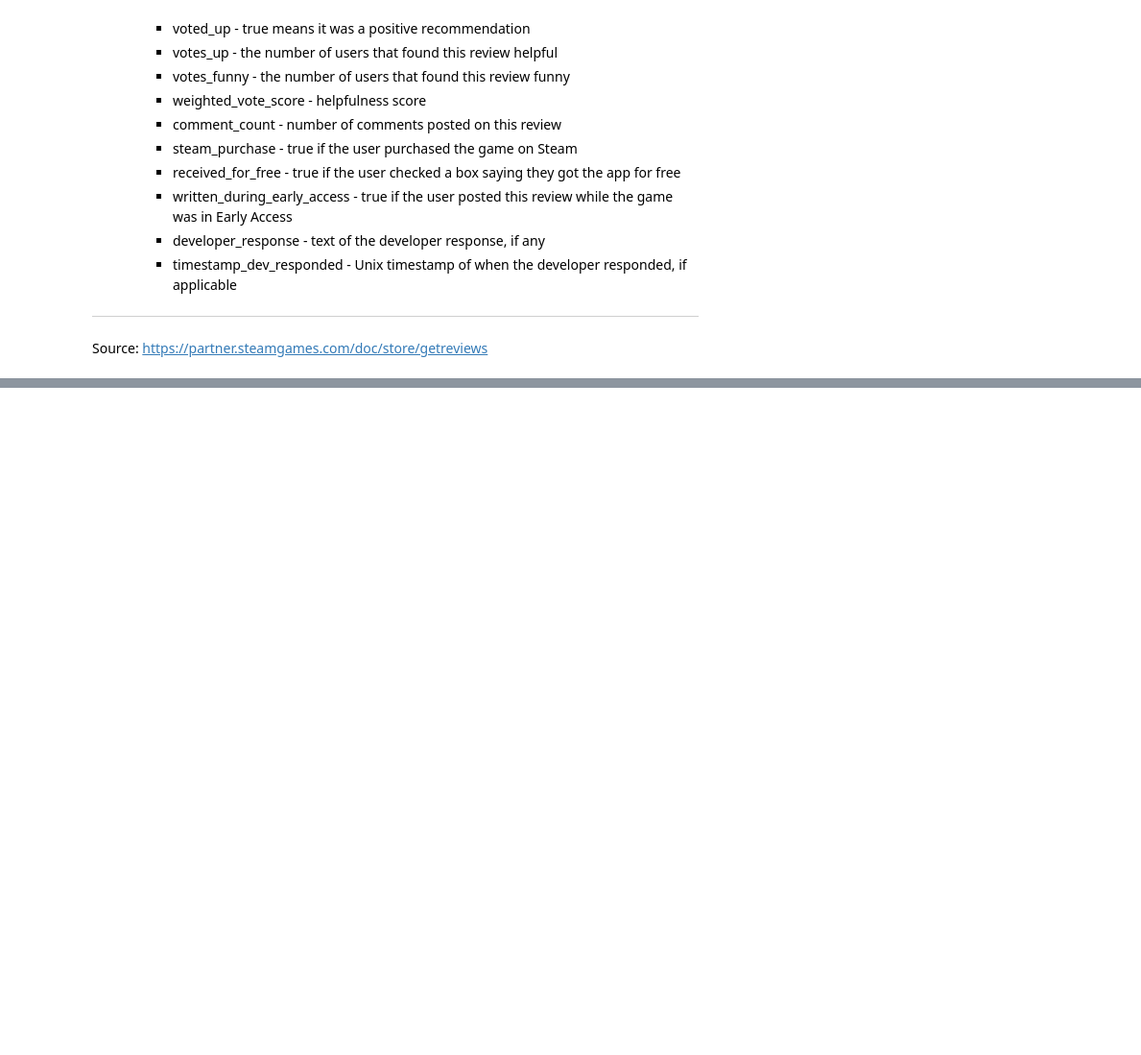
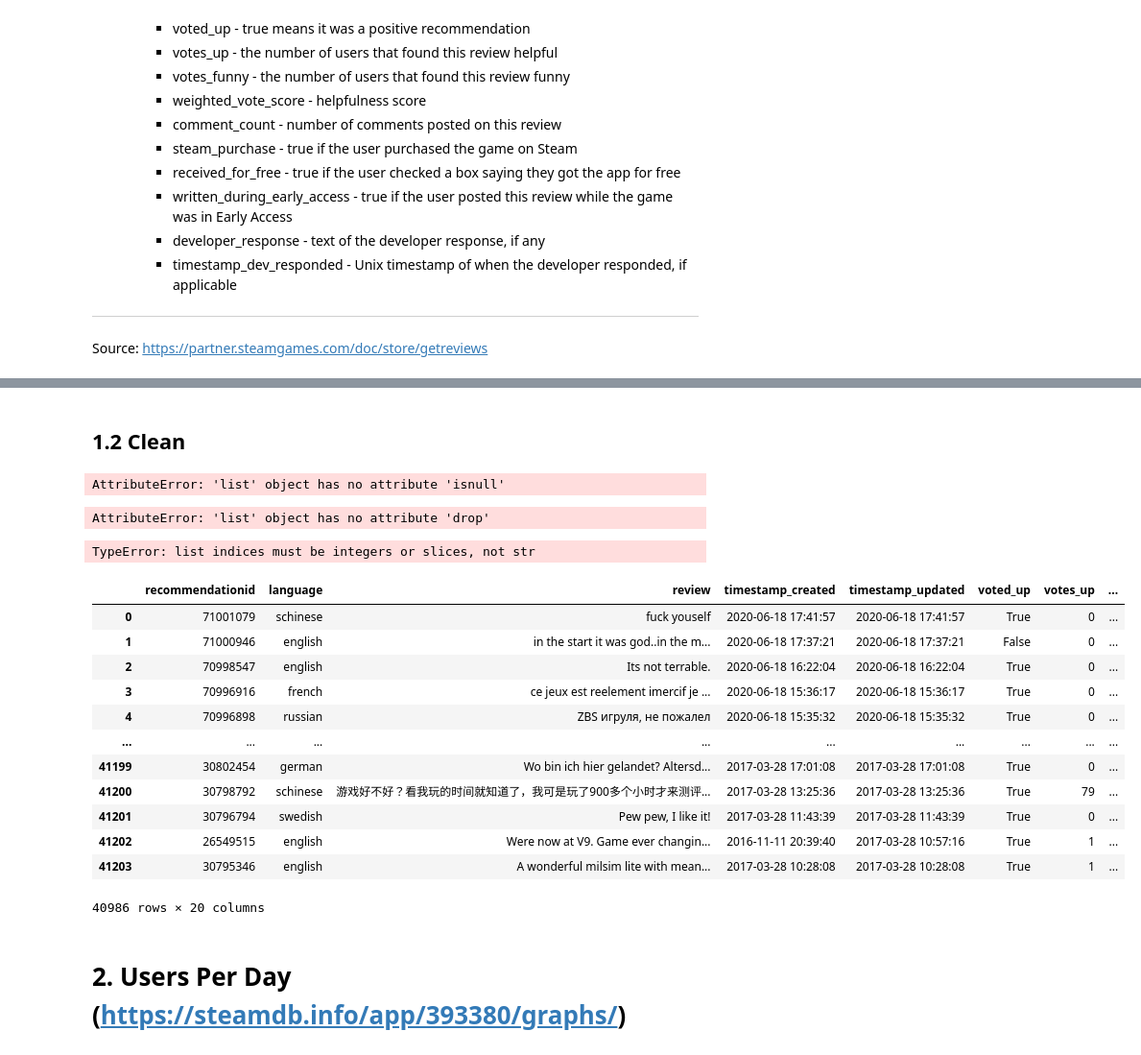
Before and after one commit to cbroker1/text-as-data, a Jupyter notebook: Final_Project/scripts/fetch_game_reviews.ipynb, the cells around one changed output, grey strips where cells are left out. Shown at 96% size. Saved outputs shown, nothing was run; the diff lists cells and outputs as text; code cells hidden in the pictures; blank space fills up the shorter version.

```diff
--- a/Final_Project/scripts/fetch_game_reviews.ipynb
+++ b/Final_Project/scripts/fetch_game_reviews.ipynb
@@ -189,3 +168,59 @@ df
 # %%
 # save that sheet
 df_steam_reviews.to_csv('squad_reviews.csv', index=False)
+# %% [markdown]
+## 1.2 Clean
+# %%
+#search for presence of empty cells
+df_steam_reviews.isnull().sum(axis = 0)
+# %% [output]
+AttributeError: 'list' object has no attribute 'isnull'
+# %%
+#drop empty cols 'timestamp_dev_responded' and 'developer_response'
+df_steam_reviews = df_steam_reviews.drop(['timestamp_dev_responded', 'developer_response'], axis=1)
+# %% [output]
+AttributeError: 'list' object has no attribute 'drop'
+# %%
+# convert unix timestamp columns to datetime format
+def time_to_clean(x):
+    return datetime.fromtimestamp(x)
+
+df_steam_reviews['timestamp_created'] = df_steam_reviews['timestamp_created'].apply(time_to_clean)
+df_steam_reviews['timestamp_updated'] = df_steam_reviews['timestamp_updated'].apply(time_to_clean)
+df_steam_reviews['author.last_played'] = df_steam_reviews['author.last_played'].apply(time_to_clean)
+# %% [output]
+TypeError: list indices must be integers or slices, not str
+# %%
+# translate/spellcheck via googletranslate pkg
+
+
+# pass 'review' col as str
+df_steam_reviews['review'] = df_steam_reviews['review'].astype(str)
+
+# instantiate tqdm instance
+tqdm.pandas()
+
+def time_to_translate(x):
+    time.sleep(1)
+    if x == None: # ignore the 'NaN' reviews
+        return 'NaN'
+    else:
+        translator = Translator()
+        text = getattr(translator.translate(x), 'text')
+        return text
+
+# make empty 'review.translated' col
+df_steam_reviews['review.translated'] = None
+
+# split df_steam_reviews into 10000 pieces
+# I had to `np.array_split()` my df because google translate's api kept crashing randomly
+# and I couldn't keep starting over and over and over for a "perfect" notebook.
+df_steam_reviews = np.array_split(df_steam_reviews, 10000)
+# %%
+a = pd.read_csv('a_temp.csv', low_memory=False)
+# %%
+for item in range(8001,9999):
+    b = df_steam_reviews[item]
+    b['review.translated'] = b['review'].progress_apply(time_to_translate)
+    frames = [a, b]
+    a = pd.concat(frames)
@@ -191,0 +229,18 @@ df_steam_reviews.to_csv('squad_reviews.csv', index=False)
+# %%
+a
+# %% [output]
+|  | recommendationid | language | review | timestamp_created | timestamp_updated | voted_up | votes_up | ... |
+| 0 | 71001079 | schinese | fuck youself | 2020-06-18 17:41:57 | 2020-06-18 17:41:57 | True | 0 | ... |
+| 1 | 71000946 | english | in the start it was god..in the m... | 2020-06-18 17:37:21 | 2020-06-18 17:37:21 | False | 0 | ... |
+| 2 | 70998547 | english | Its not terrable. | 2020-06-18 16:22:04 | 2020-06-18 16:22:04 | True | 0 | ... |
+| 3 | 70996916 | french | ce jeux est reelement imercif je ... | 2020-06-18 15:36:17 | 2020-06-18 15:36:17 | True | 0 | ... |
+| 4 | 70996898 | russian | ZBS игруля, не пожалел | 2020-06-18 15:35:32 | 2020-06-18 15:35:32 | True | 0 | ... |
+| ... | ... | ... | ... | ... | ... | ... | ... | ... |
+| 41199 | 30802454 | german | Wo bin ich hier gelandet? Altersd... | 2017-03-28 17:01:08 | 2017-03-28 17:01:08 | True | 0 | ... |
+| 41200 | 30798792 | schinese | 游戏好不好？看我玩的时间就知道了，我可是玩了900多个小时才来测评... | 2017-03-28 13:25:36 | 2017-03-28 13:25:36 | True | 79 | ... |
+| 41201 | 30796794 | swedish | Pew pew, I like it! | 2017-03-28 11:43:39 | 2017-03-28 11:43:39 | True | 0 | ... |
+| 41202 | 26549515 | english | Were now at V9. Game ever changin... | 2016-11-11 20:39:40 | 2017-03-28 10:57:16 | True | 1 | ... |
+| 41203 | 30795346 | english | A wonderful milsim lite with mean... | 2017-03-28 10:28:08 | 2017-03-28 10:28:08 | True | 1 | ... |
+40986 rows × 20 columns
+# %% [markdown]
+# 2. Users Per Day (https://steamdb.info/app/393380/graphs/)
```
Also changed, not shown: parts of 27 cells of this notebook, 14 other files.
